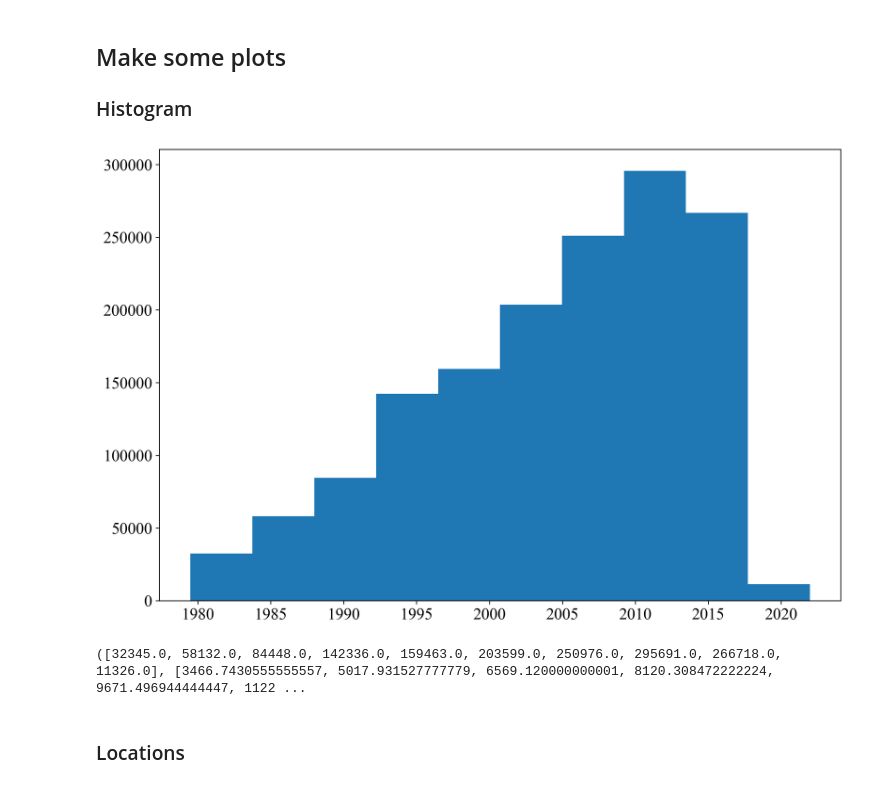
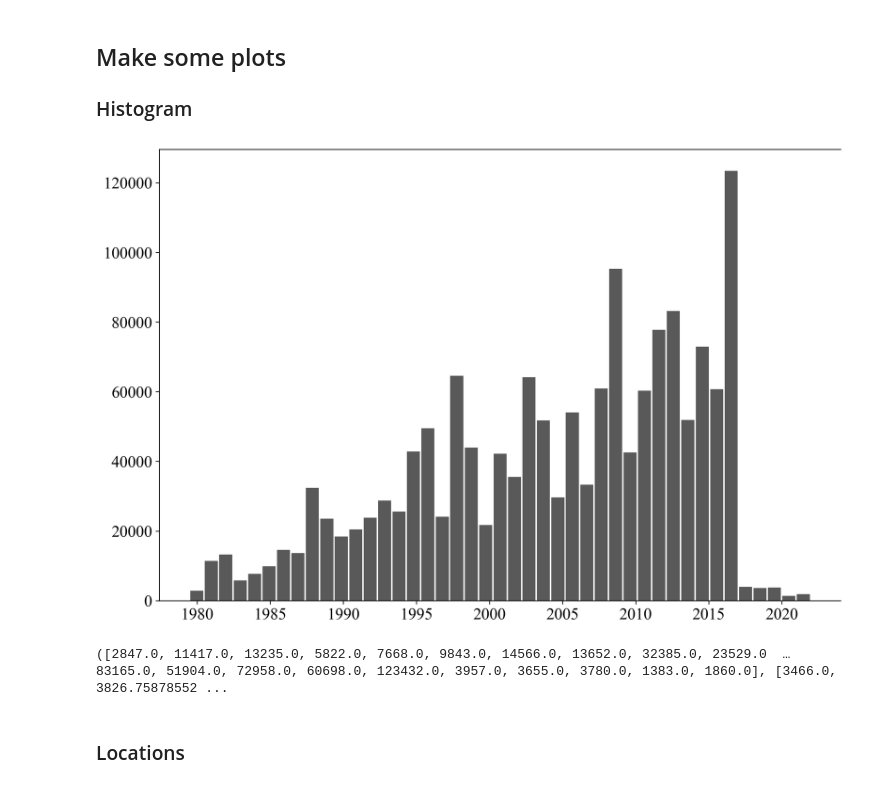
Before and after one commit to EMODnet/EMODnet-Biology-Interpolation-SeaBirds, a Jupyter notebook: src/julia/read_data.ipynb, the cells around one changed output. Drawn from its saved outputs; the diff is of its cells as text; code cells hidden in the pictures.

```diff
--- a/src/julia/read_data.ipynb
+++ b/src/julia/read_data.ipynb
@@ -77,13 +127,17 @@ read_data_event (generic function with 2 methods)
 # %% [markdown]
 ## Make some plots
 ### Histogram
-# %%
-fig = plt.figure()
-ax = plt.subplot(111)
-ax.hist(dates)
-# %% [output]
-[figure, removed]
-([32345.0, 58132.0, 84448.0, 142336.0, 159463.0, 203599.0, 250976.0, 295691.0, 266718.0, 11326.0], [3466.7430555555557, 5017.931527777779, 6569.120000000001, 8120.308472222224, 9671.496944444447, 1122 ...
+# %%
+yearmin = minimum(Dates.year.(events.eventDate))
+yearmax = maximum(Dates.year.(events.eventDate))
+fig = plt.figure()
+ax = plt.subplot(111)
+ax.spines["right"].set_visible(false)
+ax.spines["top"].set_visible(false)
+ax.hist(events.eventDate, bins=1-yearmin+yearmax, rwidth=0.9, color=".35");
+# %% [output]
+[figure, added]
+([2847.0, 11417.0, 13235.0, 5822.0, 7668.0, 9843.0, 14566.0, 13652.0, 32385.0, 23529.0  …  83165.0, 51904.0, 72958.0, 60698.0, 123432.0, 3957.0, 3655.0, 3780.0, 1383.0, 1860.0], [3466.0, 3826.75878552 ...
 # %% [markdown]
 ### Locations
 # %%
```
Also changed, not shown: parts of 33 cells of this notebook.
